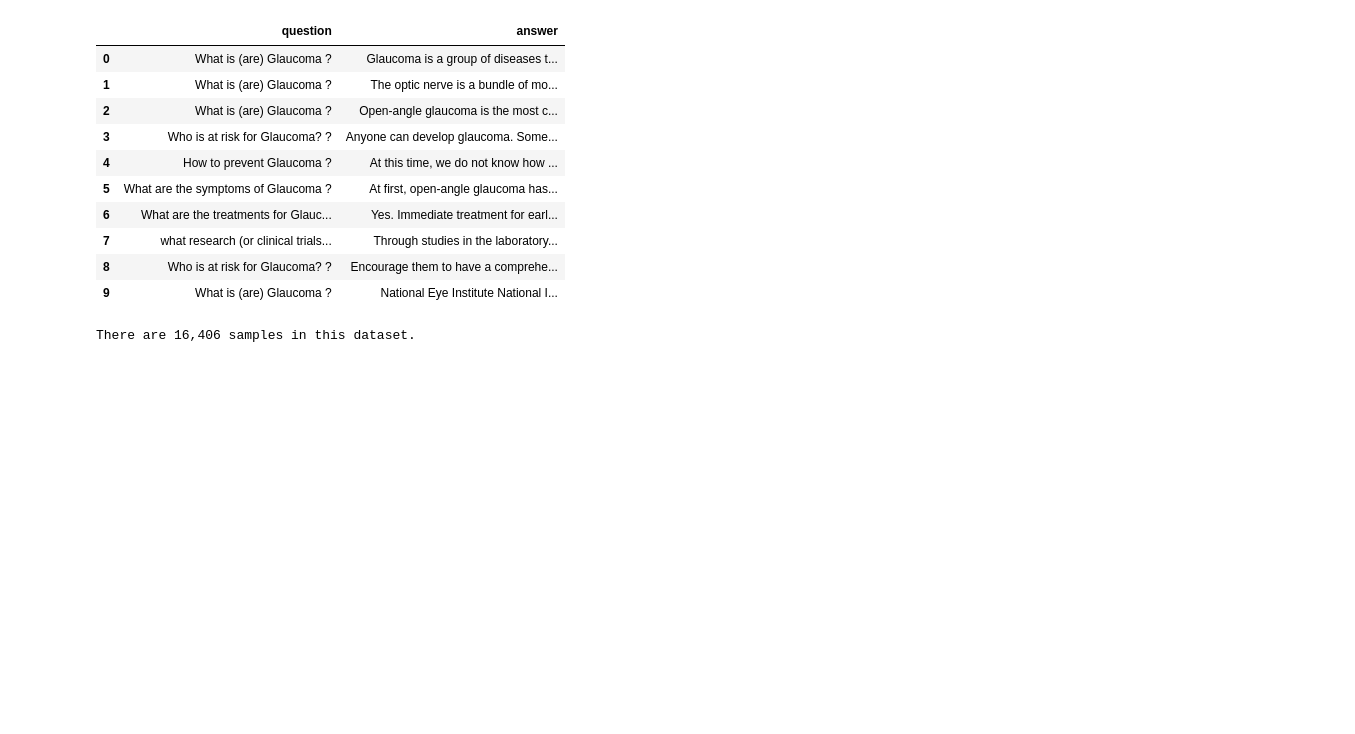
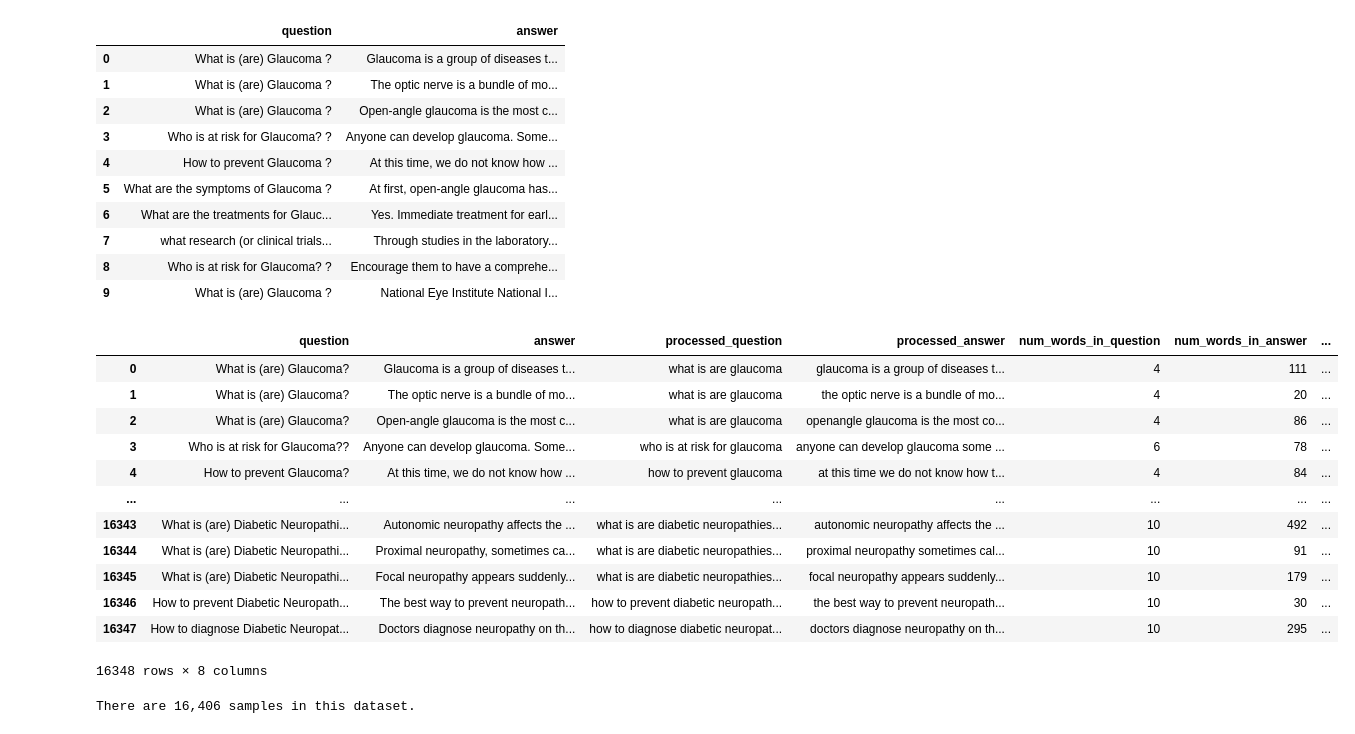
Before and after one commit to alditus/medical_assistant_bot_assignment, a Jupyter notebook: notebooks/data_exploration_eda/exploratory_data_analysis.ipynb, the cells around one changed output. Cells and saved outputs as stored; diff of their text form; code cells hidden in the pictures; blank space fills up the shorter version.

Commit message:
Finished data exploration and analysis

```diff
--- a/notebooks/data_exploration_eda/exploratory_data_analysis.ipynb
+++ b/notebooks/data_exploration_eda/exploratory_data_analysis.ipynb
@@ -34,6 +34,23 @@ raw_dataset.head(10)
 | 7 | what research (or clinical trials... | Through studies in the laboratory... |
 | 8 | Who is at risk for Glaucoma? ? | Encourage them to have a comprehe... |
 | 9 | What is (are) Glaucoma ? | National Eye Institute National I... |
+# %%
+augmented_dataset = pd.read_csv(os.path.join(abs_path, path_to_data, 'augmented_intern_screening_dataset.csv'))
+augmented_dataset
+# %% [output]
+|  | question | answer | processed_question | processed_answer | num_words_in_question | num_words_in_answer | ... |
+| 0 | What is (are) Glaucoma? | Glaucoma is a group of diseases t... | what is are glaucoma | glaucoma is a group of diseases t... | 4 | 111 | ... |
+| 1 | What is (are) Glaucoma? | The optic nerve is a bundle of mo... | what is are glaucoma | the optic nerve is a bundle of mo... | 4 | 20 | ... |
+| 2 | What is (are) Glaucoma? | Open-angle glaucoma is the most c... | what is are glaucoma | openangle glaucoma is the most co... | 4 | 86 | ... |
+| 3 | Who is at risk for Glaucoma?? | Anyone can develop glaucoma. Some... | who is at risk for glaucoma | anyone can develop glaucoma some ... | 6 | 78 | ... |
+| 4 | How to prevent Glaucoma? | At this time, we do not know how ... | how to prevent glaucoma | at this time we do not know how t... | 4 | 84 | ... |
+| ... | ... | ... | ... | ... | ... | ... | ... |
+| 16343 | What is (are) Diabetic Neuropathi... | Autonomic neuropathy affects the ... | what is are diabetic neuropathies... | autonomic neuropathy affects the ... | 10 | 492 | ... |
+| 16344 | What is (are) Diabetic Neuropathi... | Proximal neuropathy, sometimes ca... | what is are diabetic neuropathies... | proximal neuropathy sometimes cal... | 10 | 91 | ... |
+| 16345 | What is (are) Diabetic Neuropathi... | Focal neuropathy appears suddenly... | what is are diabetic neuropathies... | focal neuropathy appears suddenly... | 10 | 179 | ... |
+| 16346 | How to prevent Diabetic Neuropath... | The best way to prevent neuropath... | how to prevent diabetic neuropath... | the best way to prevent neuropath... | 10 | 30 | ... |
+| 16347 | How to diagnose Diabetic Neuropat... | Doctors diagnose neuropathy on th... | how to diagnose diabetic neuropat... | doctors diagnose neuropathy on th... | 10 | 295 | ... |
+16348 rows × 8 columns
 # %%
 # check # of samples in the dataset
 print(f"There are {raw_dataset.shape[0]:,.0f} samples in this dataset.")
```
Also changed, not shown: parts of 68 cells of this notebook.
